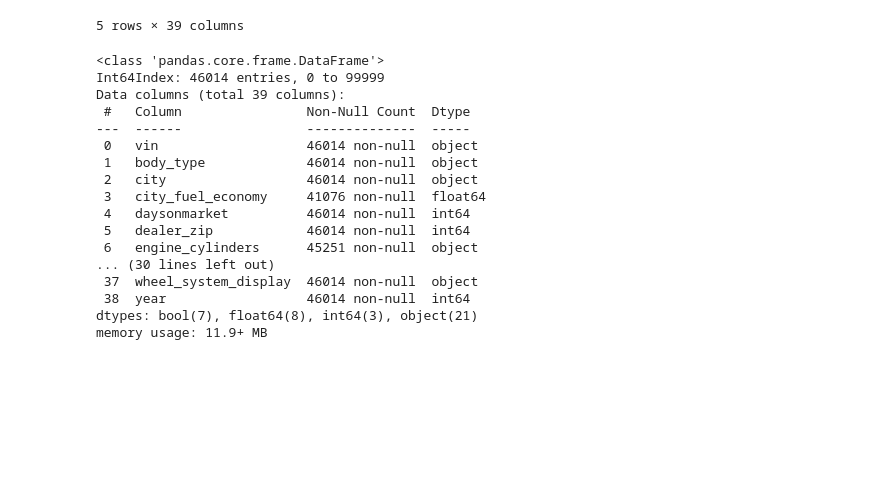
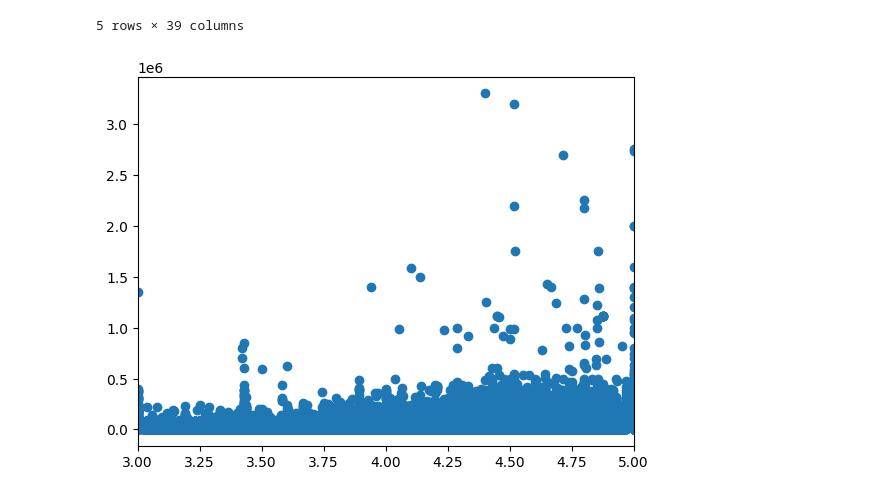
Before and after one commit to mattg213/UsedCarPredictor, a Jupyter notebook: cleaning.ipynb, the cells around one changed output. Cells and saved outputs as stored; diff of their text form; code cells hidden in the pictures; blank space fills up the shorter version.

```diff
--- a/cleaning.ipynb
+++ b/cleaning.ipynb
@@ -83,23 +78,13 @@ df.head()
 suv_df = df[df['body_type'] == 'SUV / Crossover']
 # %%
 suv_df.to_csv('./Data/SUVData.csv')
-# %%
-suv_df.info()
-# %% [output]
-<class 'pandas.core.frame.DataFrame'>
-Int64Index: 46014 entries, 0 to 99999
-Data columns (total 39 columns):
- #   Column                Non-Null Count  Dtype
----  ------                --------------  -----
- 0   vin                   46014 non-null  object
- 1   body_type             46014 non-null  object
- 2   city                  46014 non-null  object
- 3   city_fuel_economy     41076 non-null  float64
- 4   daysonmarket          46014 non-null  int64
- 5   dealer_zip            46014 non-null  int64
- 6   engine_cylinders      45251 non-null  object
-... (30 lines left out)
- 37  wheel_system_display  46014 non-null  object
- 38  year                  46014 non-null  int64
-dtypes: bool(7), float64(8), int64(3), object(21)
-memory usage: 11.9+ MB
+# %%
+# df.plot(kind='hist', x='seller_rating', y='price', figsize= (15,15))
+
+x = df['seller_rating']
+y = df['price']
+plt.scatter(x, y)
+plt.xlim(3,5)
+plt.show()
+# %% [output]
+[figure, added]
```
Also changed, not shown: parts of 20 cells of this notebook, 2 other files.
